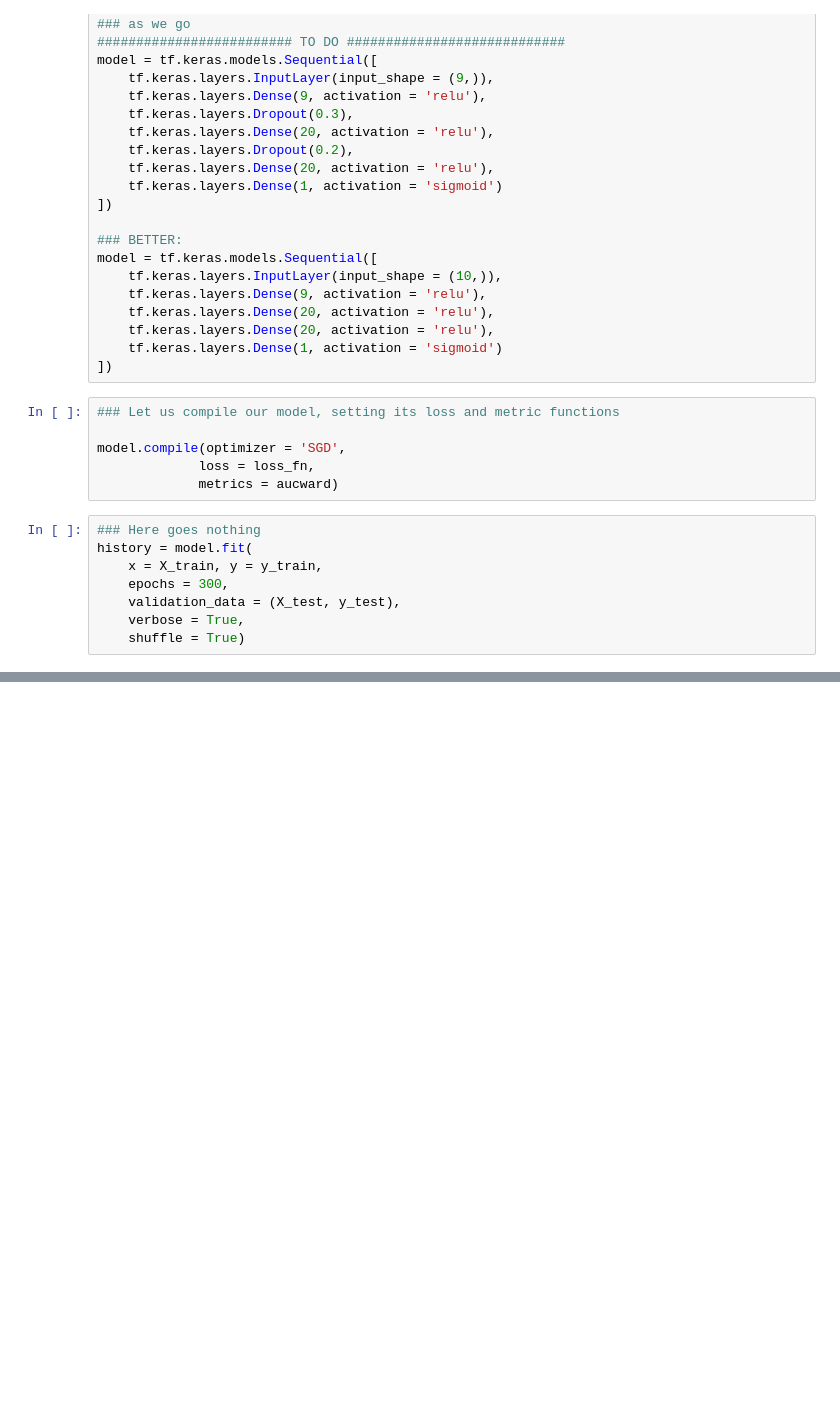
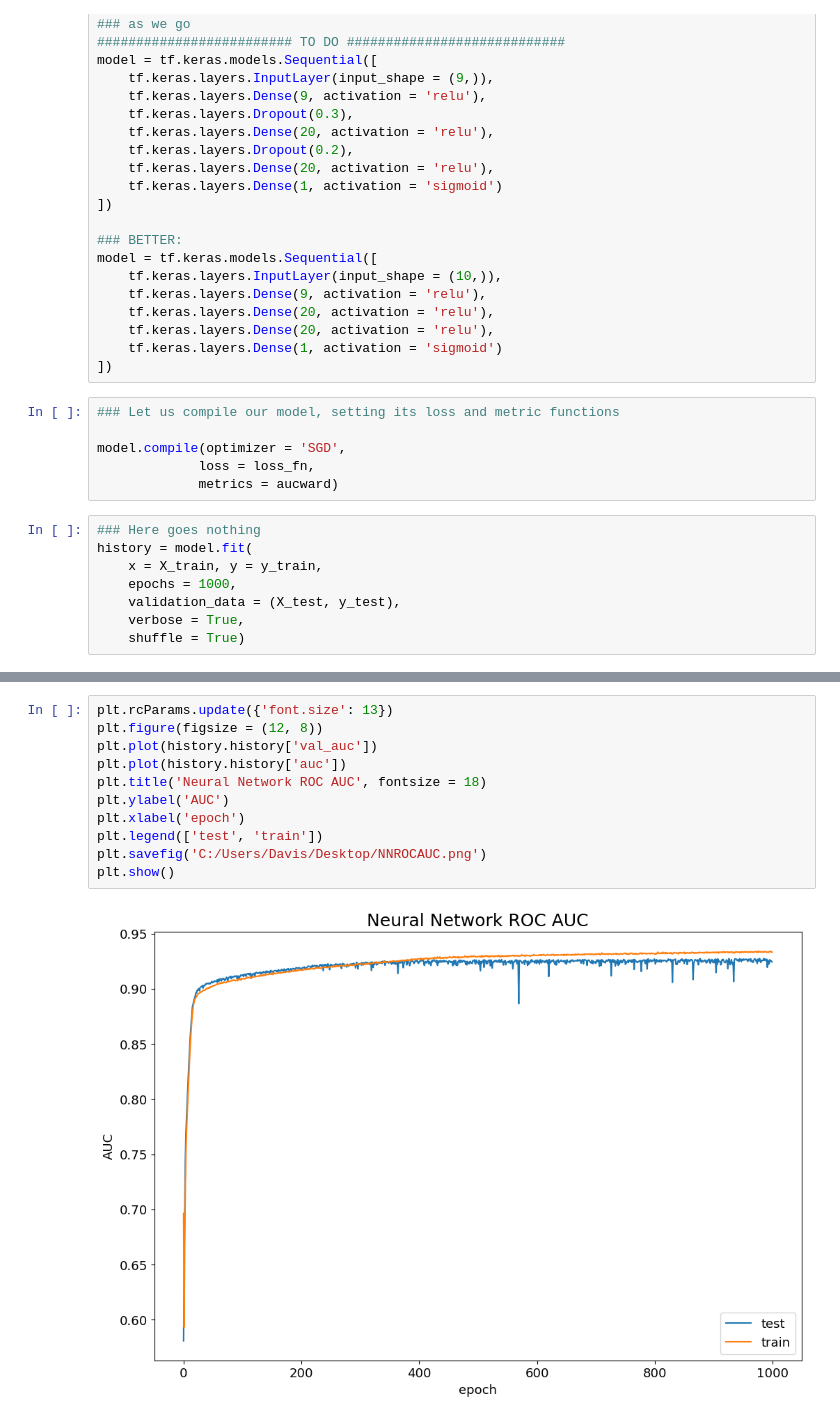
Before and after one commit to DavisIsEthan/SIE533Project, a Jupyter notebook: Magic Neural Network Attempt.ipynb, the cells around one changed output, grey strips where cells are left out. Cells and saved outputs as stored; diff of their text form; blank space fills up the shorter version.

```diff
--- a/Magic Neural Network Attempt.ipynb
+++ b/Magic Neural Network Attempt.ipynb
@@ -85,7 +85,7 @@ model.compile(optimizer = 'SGD',
 ### Here goes nothing
 history = model.fit(
     x = X_train, y = y_train,
-    epochs = 300,
+    epochs = 1000,
     validation_data = (X_test, y_test),
     verbose = True,
     shuffle = True)
@@ -109,0 +110,13 @@ Epoch 300/300
+# %%
+plt.rcParams.update({'font.size': 13})
+plt.figure(figsize = (12, 8))
+plt.plot(history.history['val_auc'])
+plt.plot(history.history['auc'])
+plt.title('Neural Network ROC AUC', fontsize = 18)
+plt.ylabel('AUC')
+plt.xlabel('epoch')
+plt.legend(['test', 'train'])
+plt.savefig('C:/Users/Davis/Desktop/NNROCAUC.png')
+plt.show()
+# %% [output]
+[figure, added]
```
Also changed, not shown: parts of 2 cells of this notebook.
